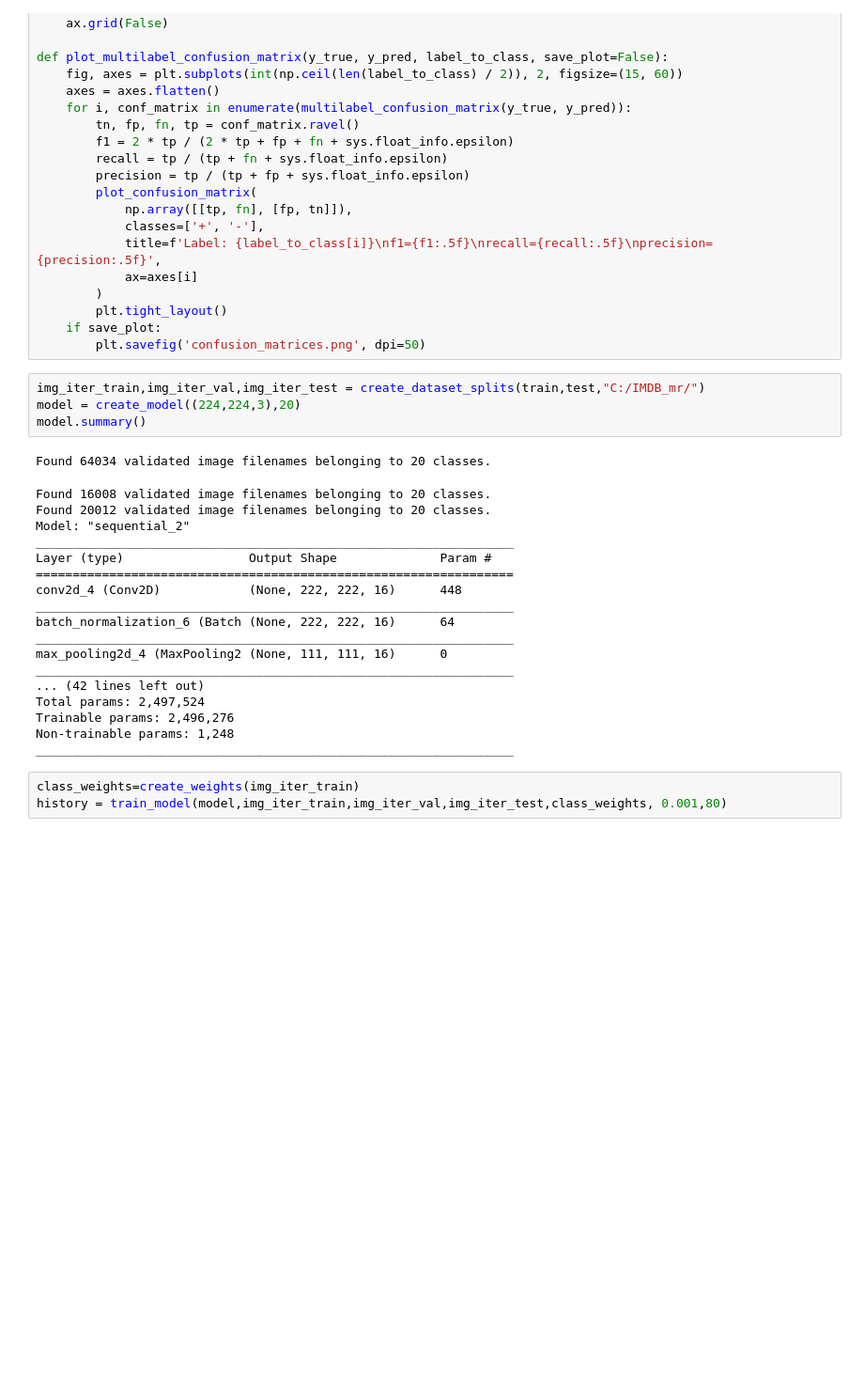
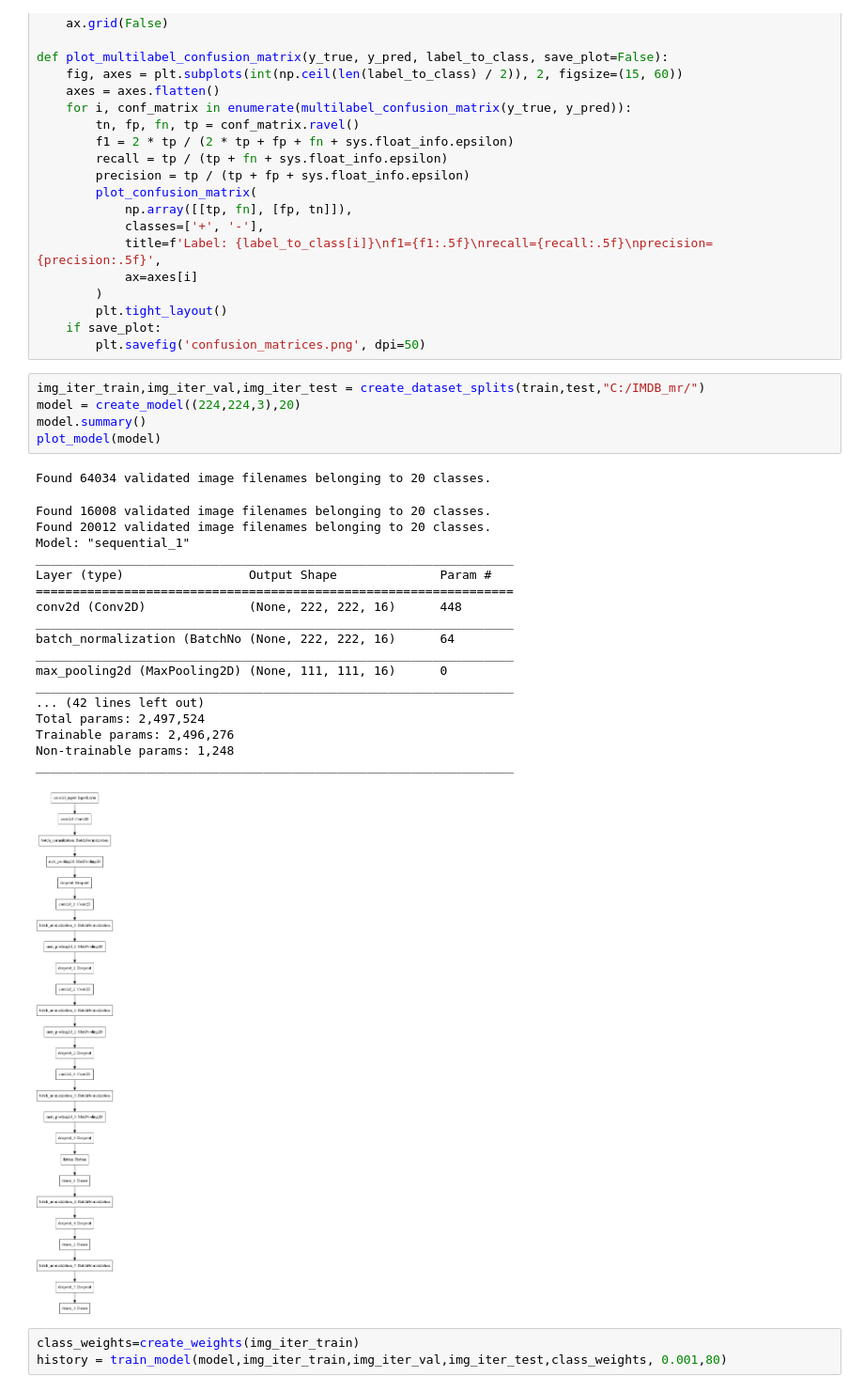
Before and after one commit to geovog/Judge_a_movie_by_its_cover, a Jupyter notebook: Cnn-LSTMT_models.ipynb, the cells around one changed output. Shown at 94% size. Cells and saved outputs as stored; diff of their text form; blank space fills up the shorter version.

Commit message:
added model descriptive plots (using WinGraphviz)
https://www2.graphviz.org/Packages/development/windows/10/cmake/Release/x64/

```diff
--- a/Cnn-LSTMT_models.ipynb
+++ b/Cnn-LSTMT_models.ipynb
@@ -393,26 +395,28 @@ def plot_multilabel_confusion_matrix(y_true, y_pred, label_to_class, save_plot=F
 # %%
 img_iter_train,img_iter_val,img_iter_test = create_dataset_splits(train,test,"C:/IMDB_mr/")
 model = create_model((224,224,3),20)
 model.summary()
+plot_model(model)
 # %% [output]
 Found 64034 validated image filenames belonging to 20 classes.
 Found 16008 validated image filenames belonging to 20 classes.
 Found 20012 validated image filenames belonging to 20 classes.
-Model: "sequential_2"
+Model: "sequential_1"
 _________________________________________________________________
 Layer (type)                 Output Shape              Param #
 =================================================================
-conv2d_4 (Conv2D)            (None, 222, 222, 16)      448
+conv2d (Conv2D)              (None, 222, 222, 16)      448
 _________________________________________________________________
-batch_normalization_6 (Batch (None, 222, 222, 16)      64
+batch_normalization (BatchNo (None, 222, 222, 16)      64
 _________________________________________________________________
-max_pooling2d_4 (MaxPooling2 (None, 111, 111, 16)      0
+max_pooling2d (MaxPooling2D) (None, 111, 111, 16)      0
 _________________________________________________________________
 ... (42 lines left out)
 Total params: 2,497,524
 Trainable params: 2,496,276
 Non-trainable params: 1,248
 _________________________________________________________________
+[figure, added]
 # %%
 class_weights=create_weights(img_iter_train)
 history = train_model(model,img_iter_train,img_iter_val,img_iter_test,class_weights, 0.001,80)
```
Also changed, not shown: parts of 4 cells of this notebook.
